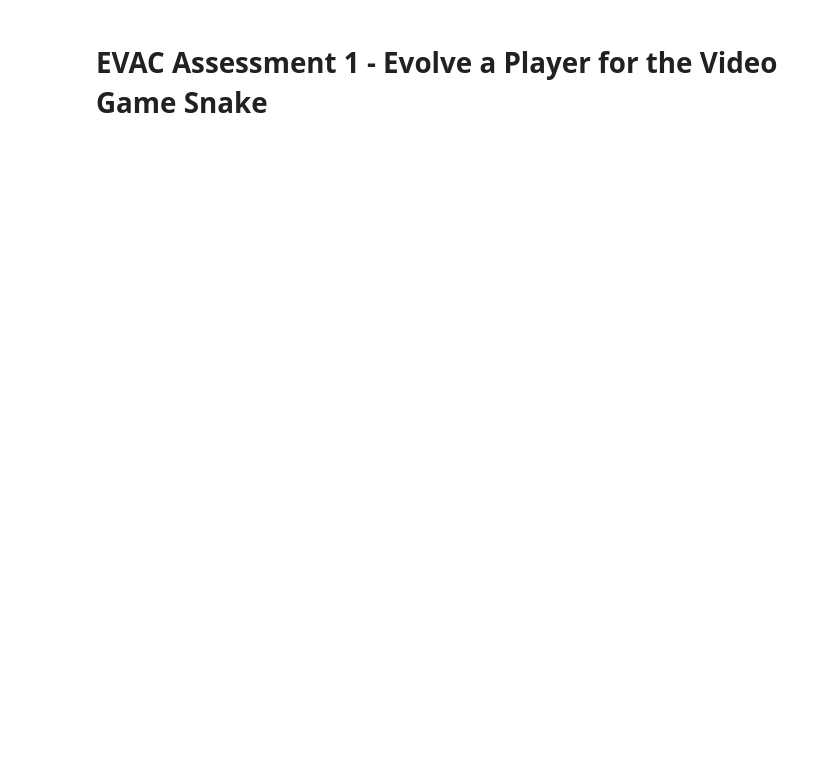
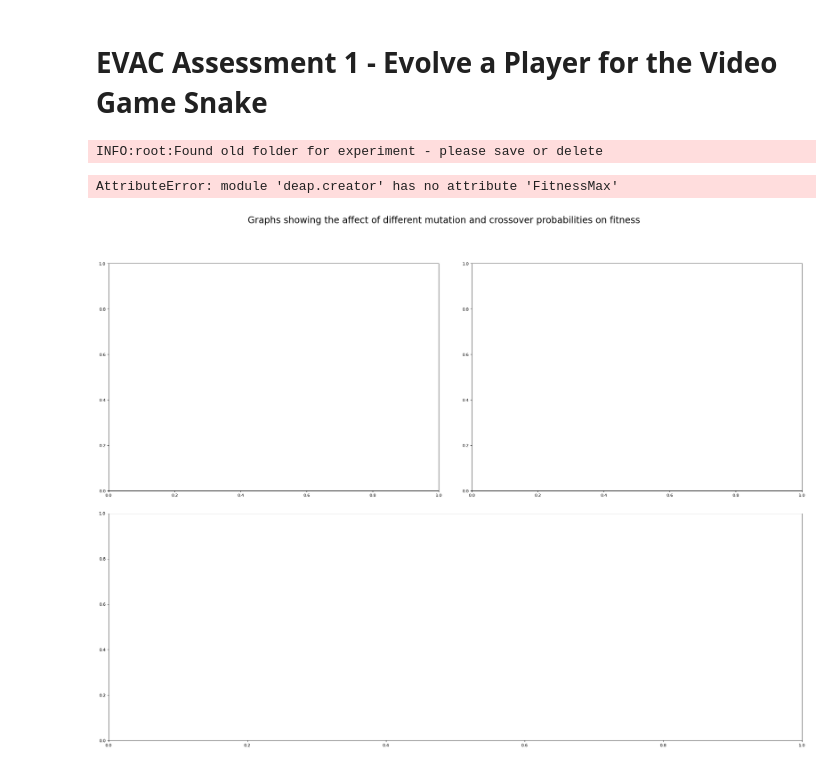
Before and after one commit to LucyIvatt/snake-ga, a Jupyter notebook: solution.ipynb, the cells around one changed output. Saved outputs shown, nothing was run; the diff lists cells and outputs as text; code cells hidden in the pictures; blank space fills up the shorter version.

Commit message:
fixed plotting code when its already been ran

```diff
--- a/solution.ipynb
+++ b/solution.ipynb
@@ -426,8 +426,10 @@ def save_simulation_info(logbook, final_population, gen_num, pop_num, indpb, cx,
 
 
 def get_pickled_data(load_loc):
+    creator.create("FitnessMax", base.Fitness, weights=(1.0,))
+    creator.create("Individual", list, fitness=creator.FitnessMax)
     output = []
-    runs = [load_loc + "//" + run for run in os.listdir(load_loc)]
+    runs = [load_loc + "//" + run for run in os.listdir(load_loc) if os.path.isdir(load_loc + "//" + run)]
     for run in runs:
         label_file = open(run + "//" + "label" + ".pkl", "rb")
         lb_file = open(run + "//"  + "logbook" + ".pkl", "rb")
@@ -502,7 +504,8 @@ def plot_exploration_experiment(iteration_num, ci=False):
     averaged_means, averaged_medians, averaged_maxes, averaged_stds = ([] for _ in range(4))
     final_generation_averages = []
 
-    for prob_pairing in os.listdir(save_location):
+    pairing_folders = [folder for folder in os.listdir(save_location) if os.path.isdir(save_location + "//" + folder)]
+    for prob_pairing in pairing_folders:
         iterations = get_pickled_data(save_location + "//" + prob_pairing)
 
         logbooks = [run[1] for run in iterations]
@@ -542,8 +545,8 @@ def run_exploration_experiment(gen_number, population_size, iteration_num):
     # Deletes existing folder and old run info
     save_loc = "sim-outputs//cx-indpb-exploration-experiment"
     if os.path.exists(save_loc):
-        logging.info("Found old folder for experiment - deleting folder...")
-        shutil.rmtree(save_loc)
+        logging.info("Found old folder for experiment - please save or delete")
+        return
 
     indpb_probs = np.arange(0.003, 0.021, 0.006)
     cx_probs = np.arange(0.1, 0.5, 0.1)
@@ -583,8 +586,13 @@ run_exploration_experiment(gen_number, population_size, iteration_num)
 # log_book = pickle.load(lb_file)
 # print(log_book)
 # run_best_ind("sim-outputs\\mutation-exploration-experiment\\gens-200-pop-2000-mutprob-0.02-cxprob-0.20\\final_population.pkl")
+# %% [output]
+INFO:root:Found old folder for experiment - please save or delete
 # %%
-plot_exploration_experiment(iteration_num, ci=False)
+plot_exploration_experiment(5, ci=True)
+# %% [output]
+AttributeError: module 'deap.creator' has no attribute 'FitnessMax'
+[figure, added]
 # %%
 # genetic_algorithm(ind_size, network, gen_number, population_size, def_mut_prob, def_cx_prob, "single")
 
```
